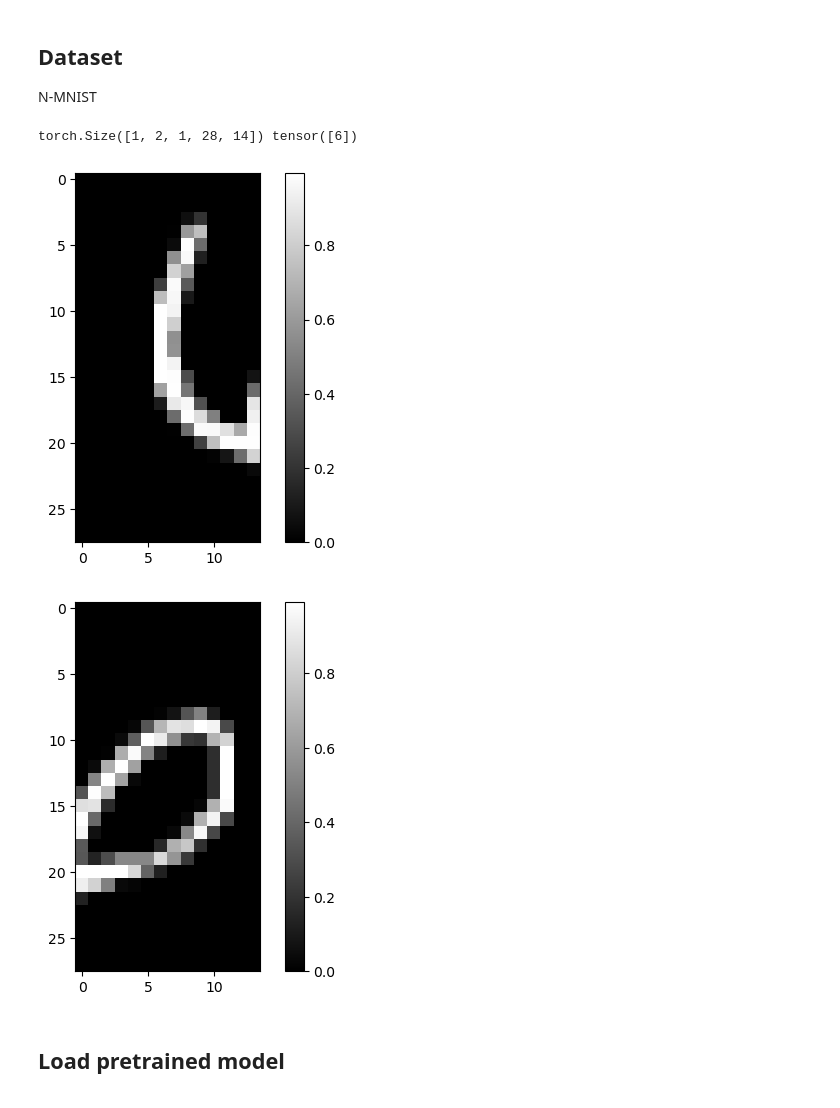
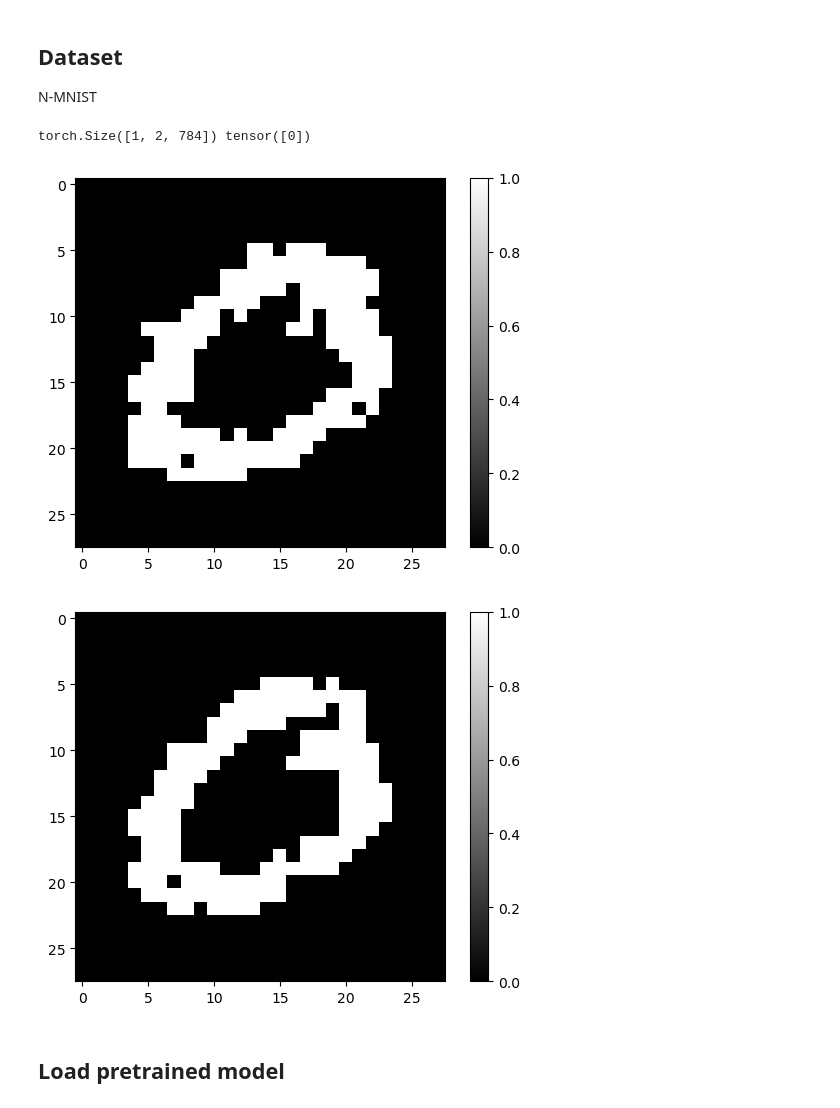
Before and after one commit to largraf/EchoSpike, a Jupyter notebook: analyze.ipynb, the cells around one changed output. Cells and saved outputs as stored; diff of their text form; code cells hidden in the pictures.

```diff
--- a/analyze.ipynb
+++ b/analyze.ipynb
@@ -20,21 +20,21 @@ model_name = folder + 'SNN_CLAPP_1.pt'
 ## Dataset
 N-MNIST
 # %%
-n_time_bins = 4
+n_time_bins = 2
 #train_loader, test_loader = load_PMNIST(n_time_bins, scale=0.9, patches=True) #load_NMNIST(n_time_bins, batch_size=batch_size)
-train_loader, test_loader = load_half_MNIST() #load_NMNIST(n_time_bins, batch_size=batch_size)
+train_loader, test_loader = load_PMNIST(n_time_bins) #load_NMNIST(n_time_bins, batch_size=batch_size)
 
 # Plot Example
 frames, target = next(iter(train_loader))
 print(frames.shape, target)
 for i in range(2):
     plt.figure()
-    plt.imshow(frames[0,i].view(28,14), cmap='gray')
+    plt.imshow(frames[0,i].view(28,28), cmap='gray')
     plt.colorbar()
 # %% [output]
-torch.Size([1, 2, 1, 28, 14]) tensor([6])
+torch.Size([1, 2, 784]) tensor([0])
-[figure, old version]
+[figure, new version]
-[figure, old version]
+[figure, new version]
 # %% [markdown]
 ## Load pretrained model
 # %%
```
Also changed, not shown: parts of 9 cells of this notebook, 4 other files.
